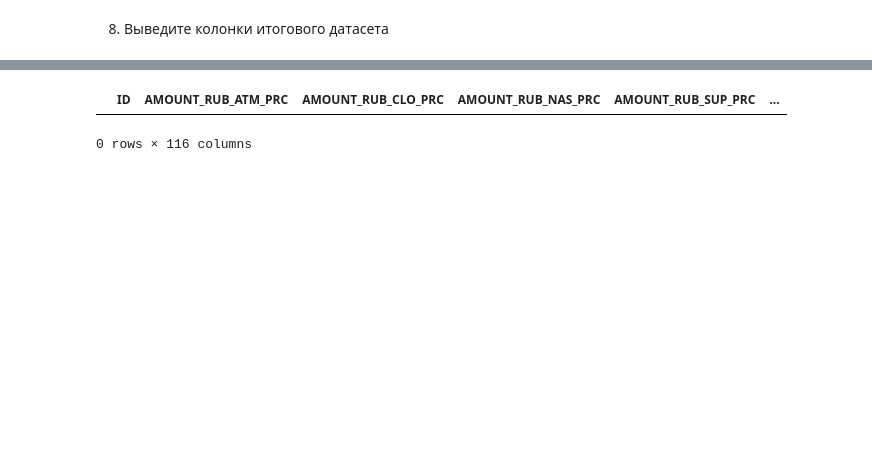
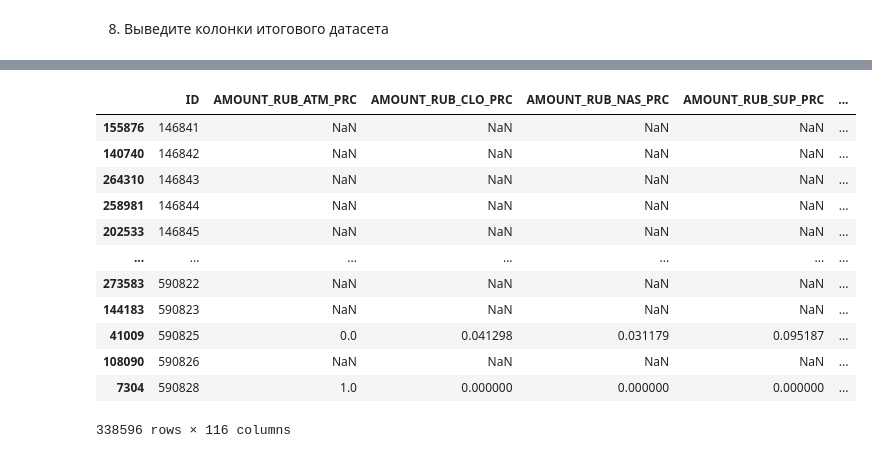
Before and after one commit to motorollainlinux/BankData, a Jupyter notebook: taskOfBankData.ipynb, the cells around one changed output, grey strips where cells are left out. Drawn from its saved outputs; the diff is of its cells as text; code cells hidden in the pictures; blank space fills up the shorter version.

```diff
--- a/taskOfBankData.ipynb
+++ b/taskOfBankData.ipynb
@@ -214,6 +214,8 @@ import pandas as pd
 import numpy as np
 
 ptd1 = pd.read_csv('/content/datasets/part_01.csv')
+td1 = pd.read_csv('/content/datasets/part_01.csv')
+td2 = pd.read_csv('/content/datasets/part_09.csv')
 ptd2 = pd.read_csv('/content/datasets/part_02.csv')
 ptd3 = pd.read_csv('/content/datasets/part_03.csv')
 ptd4 = pd.read_csv('/content/datasets/part_04.csv')
@@ -225,15 +227,18 @@ ptd9 = pd.read_csv('/content/datasets/part_09.csv')
 ptd10 = pd.read_csv('/content/datasets/part_10.csv')
 ptd11 = pd.read_csv('/content/datasets/part_11.csv')
 ptd12 = pd.read_csv('/content/datasets/part_12.csv')
+
 parts_merge = [ptd3, ptd4, ptd5, ptd6]
-parts_contains = [[ptd1, ptd9], [ptd2, ptd11], [ptd4, ptd7], [ptd5, ptd12] ,[ptd6, ptd10], [ptd3, ptd8]]
+parts_contains = [[ptd1, ptd9], [ptd2, ptd11], [ptd4, ptd7], [ptd5, ptd12] ,[ptd6, ptd10], [ptd3, ptd8], [td1, td2]]
 
 for i in parts_contains:
-  i[0] = pd.concat(i, ignore_index=True)
+  i[0] = pd.concat(i, ignore_index=True, axis=1)
+  # print(i[0].shape)
 df = ptd1.merge(ptd2, left_on='ID', right_on='ID')
 for i in parts_merge:
-  df = df.merge(i, left_on='ID', right_on='ID')
+  df = df.merge(i, left_on='ID', right_on='ID', how='outer')
 df = df.sort_values('ID')
+
 print(df.shape)
-df.head(10)
+# print(df.head(10))
 # %% [output]
@@ -300,5 +330,16 @@ print(len(df.CLNT_TRUST_RELATION.unique()), " ", len(df.APP_MARITAL_STATUS.uniqu
 # %%
-df.head(0)
+df
 # %% [output]
 |  | ID | AMOUNT_RUB_ATM_PRC | AMOUNT_RUB_CLO_PRC | AMOUNT_RUB_NAS_PRC | AMOUNT_RUB_SUP_PRC | ... |
+| 155876 | 146841 | NaN | NaN | NaN | NaN | ... |
+| 140740 | 146842 | NaN | NaN | NaN | NaN | ... |
+| 264310 | 146843 | NaN | NaN | NaN | NaN | ... |
+| 258981 | 146844 | NaN | NaN | NaN | NaN | ... |
+| 202533 | 146845 | NaN | NaN | NaN | NaN | ... |
+| ... | ... | ... | ... | ... | ... | ... |
+| 273583 | 590822 | NaN | NaN | NaN | NaN | ... |
+| 144183 | 590823 | NaN | NaN | NaN | NaN | ... |
+| 41009 | 590825 | 0.0 | 0.041298 | 0.031179 | 0.095187 | ... |
+| 108090 | 590826 | NaN | NaN | NaN | NaN | ... |
+| 7304 | 590828 | 1.0 | 0.000000 | 0.000000 | 0.000000 | ... |
-0 rows × 116 columns
+338596 rows × 116 columns
```
Also changed, not shown: parts of 5 cells of this notebook.
